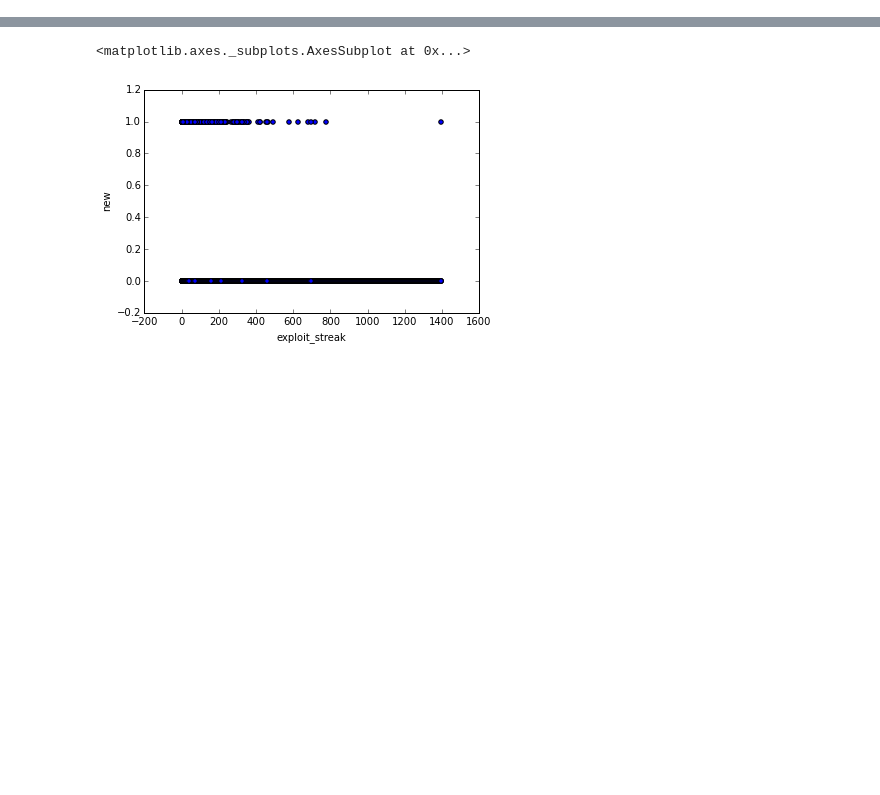
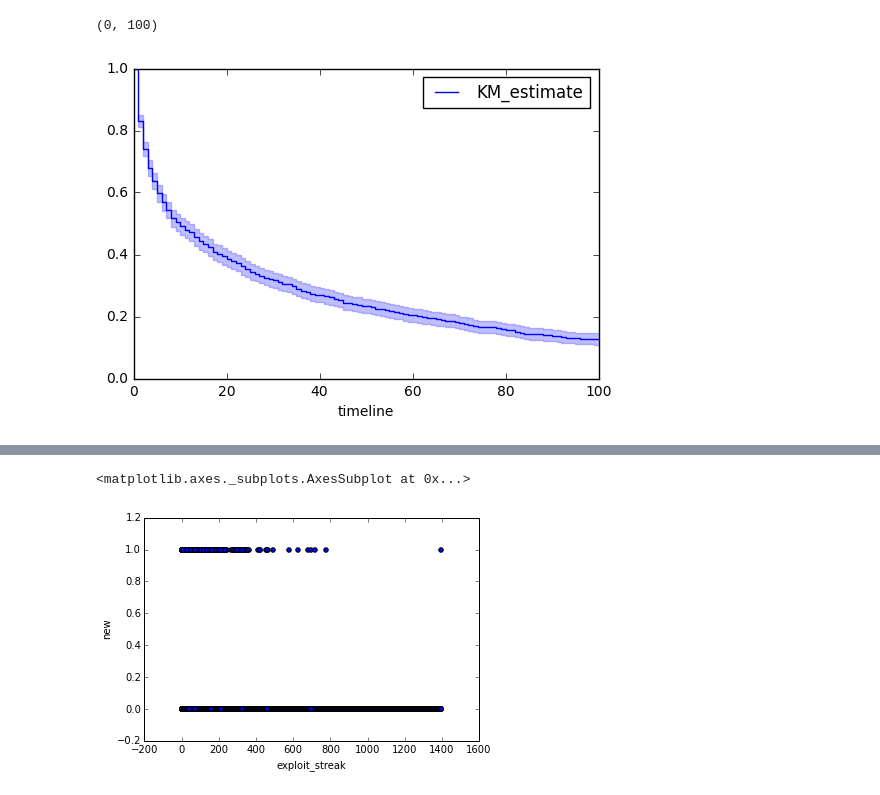
Before and after one commit to jlorince/MusicForaging, a Jupyter notebook: notebooks/Coherency-Maximzing.ipynb, the cells around one changed output, grey strips where cells are left out. Drawn from its saved outputs; the diff is of its cells as text; code cells hidden in the pictures; blank space fills up the shorter version.

Commit message:
formal survival analysis

```diff
--- a/notebooks/Coherency-Maximzing.ipynb
+++ b/notebooks/Coherency-Maximzing.ipynb
@@ -6,7 +6,7 @@ from matplotlib import pyplot as plt
 %matplotlib inline
 from tqdm import tqdm_notebook as tq
 # %%
-df = pd.read_table('/Users/jaredlorince/Desktop/5759068.txt',header=None,nrows=None,names=['song_id','artist_id','ts'],parse_dates=['ts'])
+df = pd.read_table('/Users/jaredlorince/Desktop/temp_data/5759068.txt',header=None,nrows=None,names=['song_id','artist_id','ts'],parse_dates=['ts'])
 # %%
 encountered = set()
 new = []
@@ -47,0 +51,14 @@ df_blocked[df_blocked.new==0].groupby('new_block').n.sum().value_counts().reinde
+# %%
+durations = df[df.new==0].groupby('new_block').song_id.count()
+if df.new.iloc[-1]==0:
+    observed = [1]*(len(durations)-1)+[0]
+else:
+    observed = [1]*len(durations)
+#survival_data = pd.DataFrame({'duration':durations.values,'observed':observed})
+kmf.fit(durations, event_observed=observed)
+fig,ax = plt.subplots()
+kmf.plot(ax=ax)
+ax.set_xlim(0,100)
+# %% [output]
+(0, 100)
+[figure, added]
```
Also changed, not shown: parts of 9 cells of this notebook, 1 other file.
